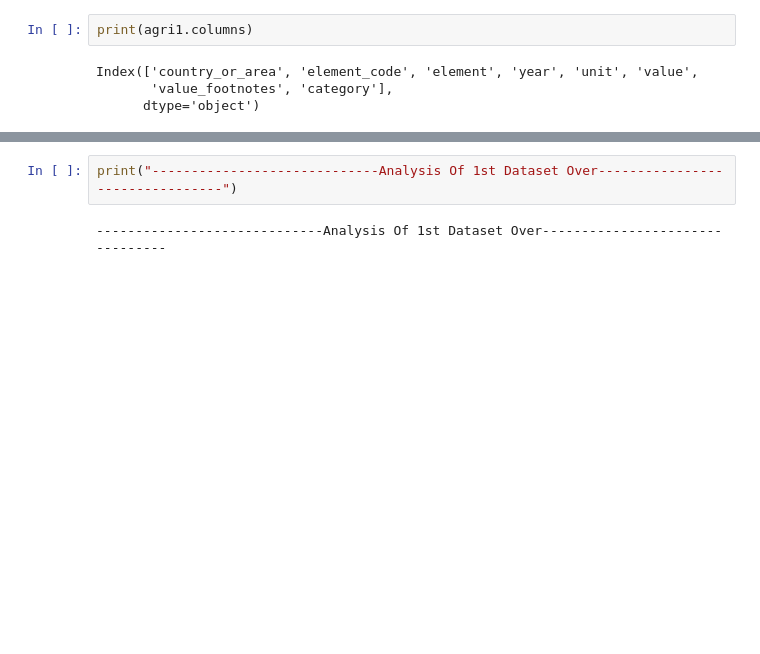
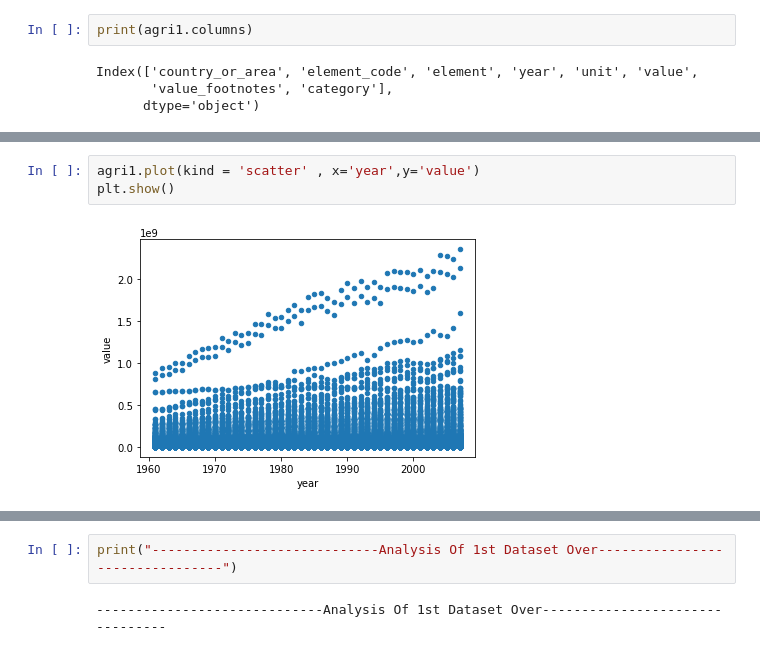
Before and after one commit to tirthanprajapati/Farm-Friend-Predection-Model-Project-Exibition, a Jupyter notebook: Project Exibition - 2022/Untitled.ipynb, the cells around one changed output, grey strips where cells are left out. Cells and saved outputs as stored; diff of their text form; blank space fills up the shorter version.

```diff
--- a/Project Exibition - 2022/Untitled.ipynb
+++ b/Project Exibition - 2022/Untitled.ipynb
@@ -22,0 +42,5 @@ Index(['country_or_area', 'element_code', 'element', 'year', 'unit', 'value',
+# %%
+agri1.plot(kind = 'scatter' , x='year',y='value')
+plt.show()
+# %% [output]
+[figure, added]
```
Also changed, not shown: parts of 20 cells of this notebook.
